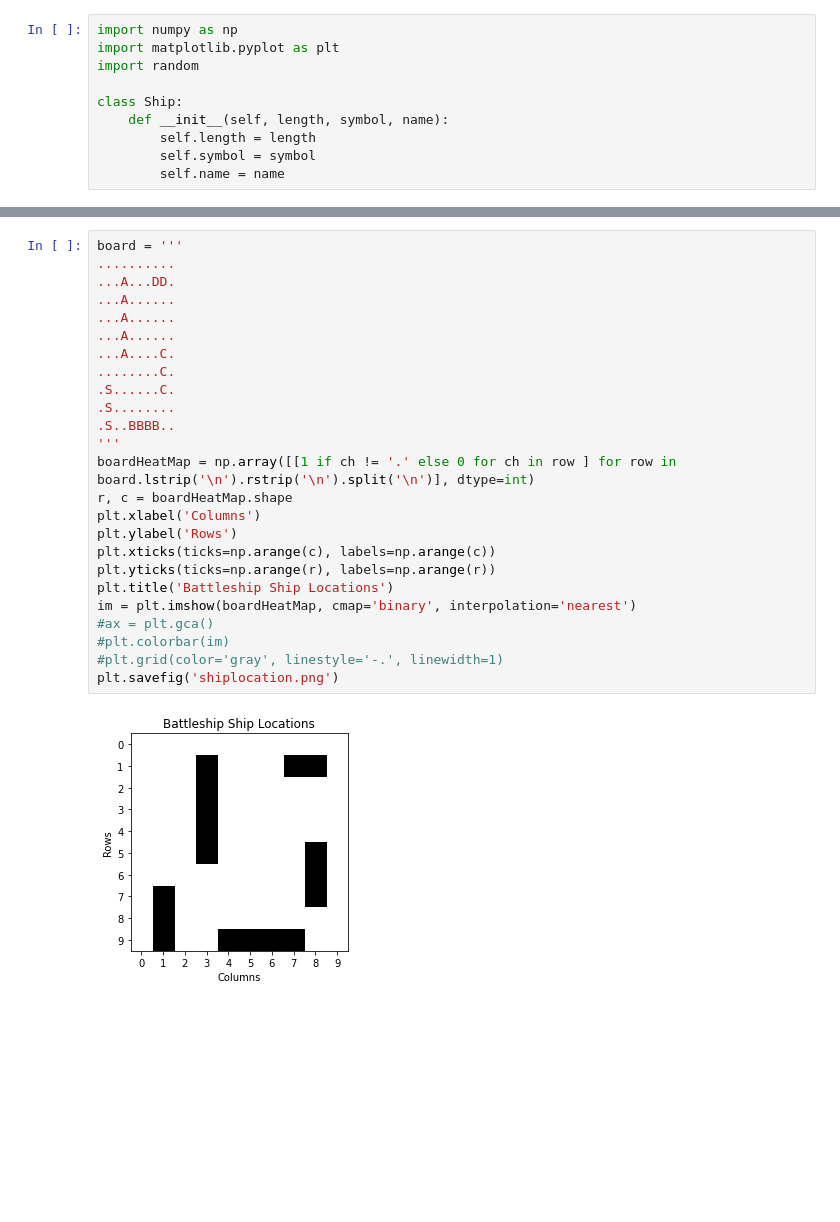
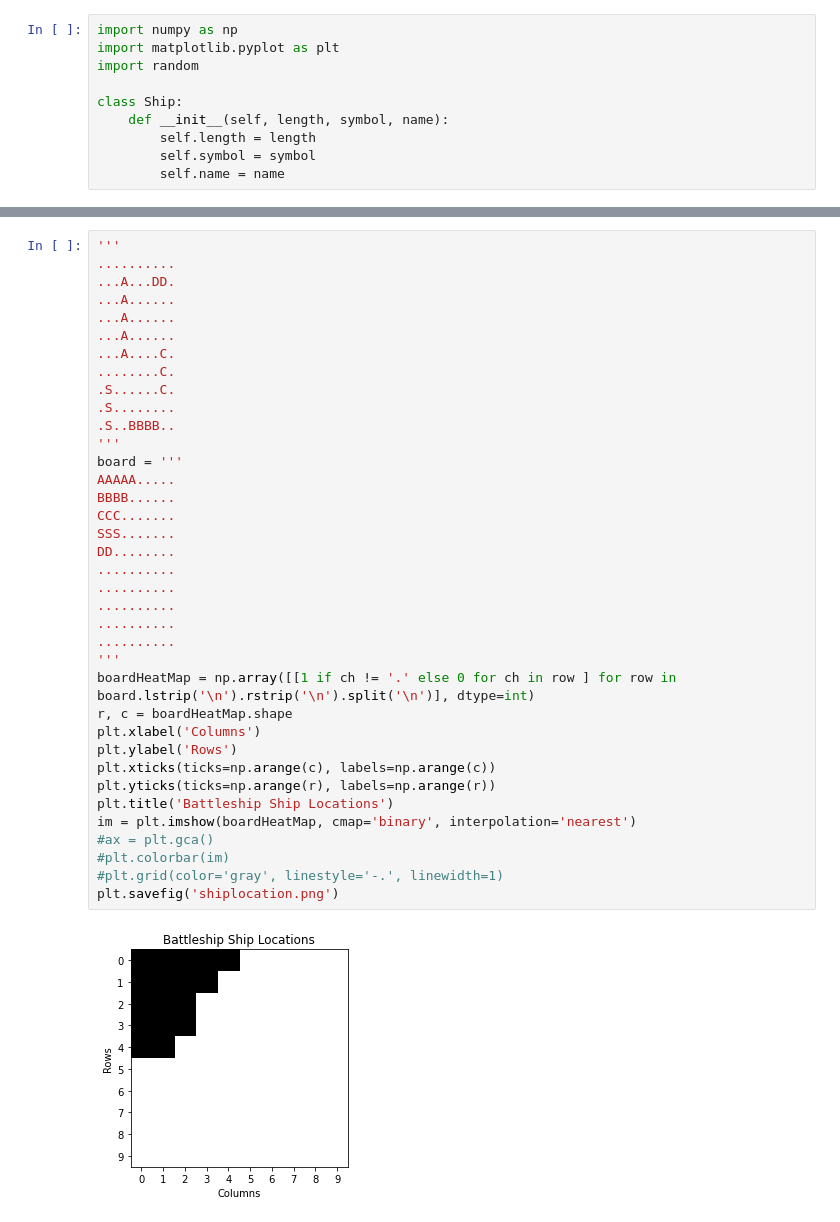
Before and after one commit to anderson-truong/CS32-Project3, a Jupyter notebook: Python/Battleship_Probability_Density.ipynb, the cells around one changed output, grey strips where cells are left out. Drawn from its saved outputs; the diff is of its cells as text; blank space fills up the shorter version.

```diff
--- a/Python/Battleship_Probability_Density.ipynb
+++ b/Python/Battleship_Probability_Density.ipynb
@@ -171,29 +199,41 @@ class GoodPlayer:
         #plt.grid(color='gray', linestyle='-.', linewidth=1)
         plt.show()
 # %%
-board = '''
+'''
 ..........
 ...A...DD.
 ...A......
 ...A......
 ...A......
 ...A....C.
 ........C.
 .S......C.
 .S........
 .S..BBBB..
+'''
+board = '''
+AAAAA.....
+BBBB......
+CCC.......
+SSS.......
+DD........
+..........
+..........
+..........
+..........
+..........
 '''
 boardHeatMap = np.array([[1 if ch != '.' else 0 for ch in row ] for row in board.lstrip('\n').rstrip('\n').split('\n')], dtype=int)
 r, c = boardHeatMap.shape
 plt.xlabel('Columns')
 plt.ylabel('Rows')
 plt.xticks(ticks=np.arange(c), labels=np.arange(c))
 plt.yticks(ticks=np.arange(r), labels=np.arange(r))
 plt.title('Battleship Ship Locations')
 im = plt.imshow(boardHeatMap, cmap='binary', interpolation='nearest')
 #ax = plt.gca()
 #plt.colorbar(im)
 #plt.grid(color='gray', linestyle='-.', linewidth=1)
 plt.savefig('shiplocation.png')
 # %% [output]
-[figure, old version]
+[figure, new version]
```
Also changed, not shown: parts of 3 cells of this notebook, 4 other files.
